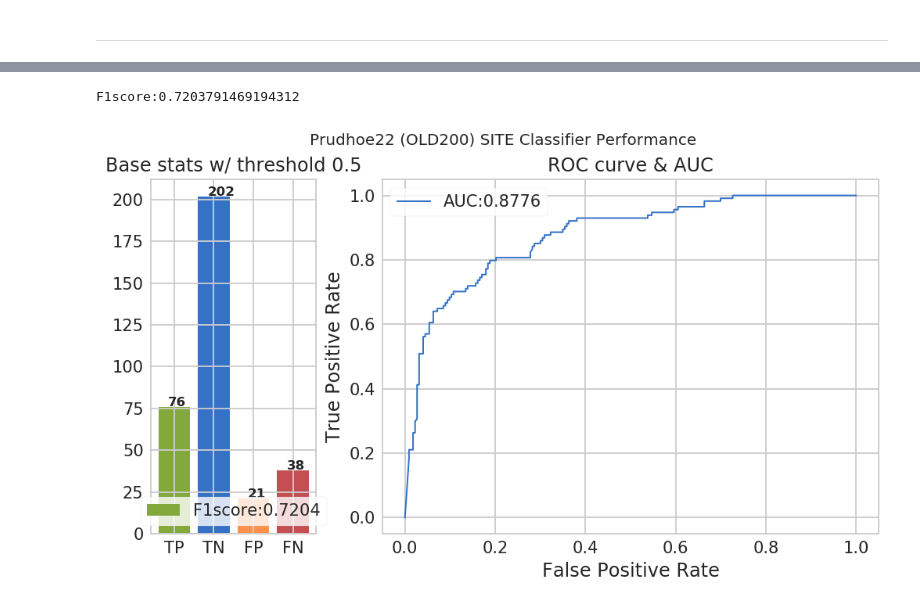
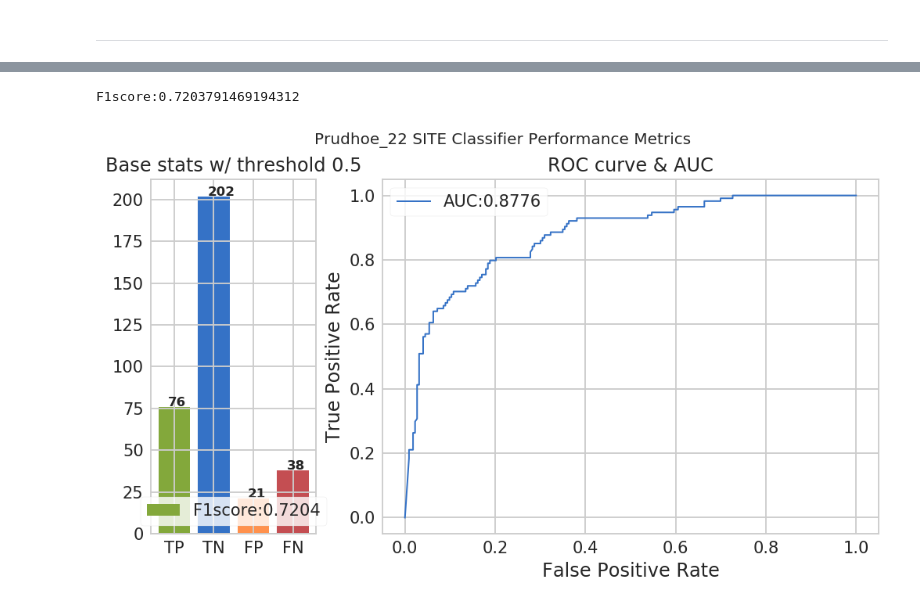
Before and after one commit to richardso21/SERP2021-BGSUB, a Jupyter notebook: FgSegNet/mask_classifier/classifier_stats.ipynb, the cells around one changed output, grey strips where cells are left out. Saved outputs shown, nothing was run; the diff lists cells and outputs as text; code cells hidden in the pictures.

```diff
--- a/FgSegNet/mask_classifier/classifier_stats.ipynb
+++ b/FgSegNet/mask_classifier/classifier_stats.ipynb
@@ -179,12 +181,12 @@ op22_hat = op22_path + '_outputsRaw.npy'
 # %%
 calc(
     op22_gTruths,
     op22_hat,
     0.5,
     gr=True,
-    graph_name="Prudhoe22 (OLD200) SITE Classifier Performance",
+    graph_name="Prudhoe_22 SITE Classifier Performance Metrics",
     save=True
 )
 # %% [output]
 F1score:0.7203791469194312
-[figure, old version]
+[figure, new version]
```
Also changed, not shown: parts of 8 cells of this notebook, 13 other files.
